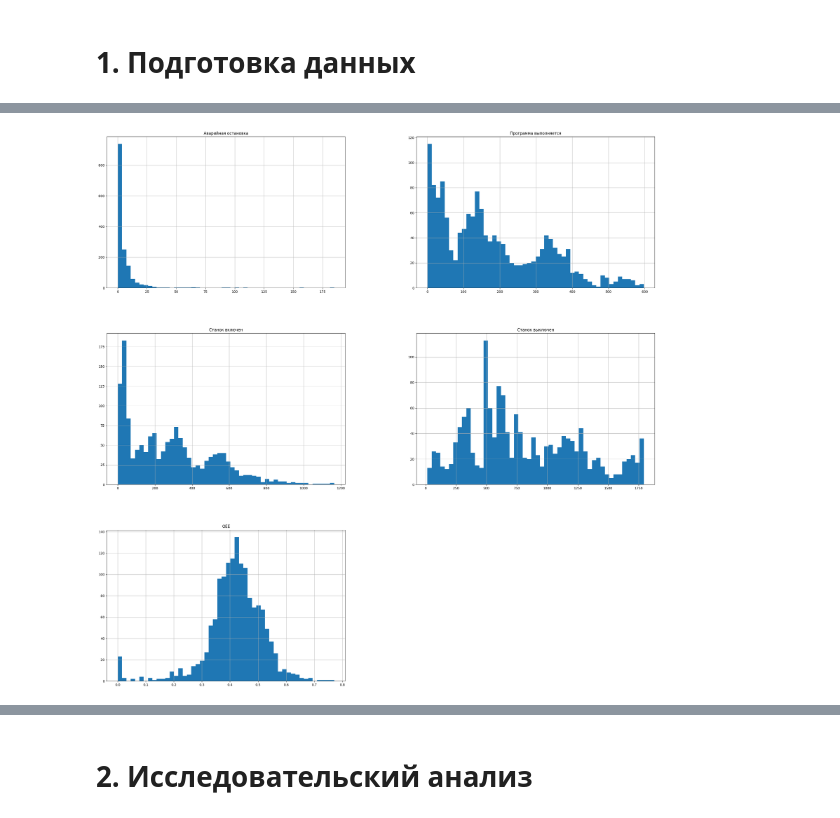
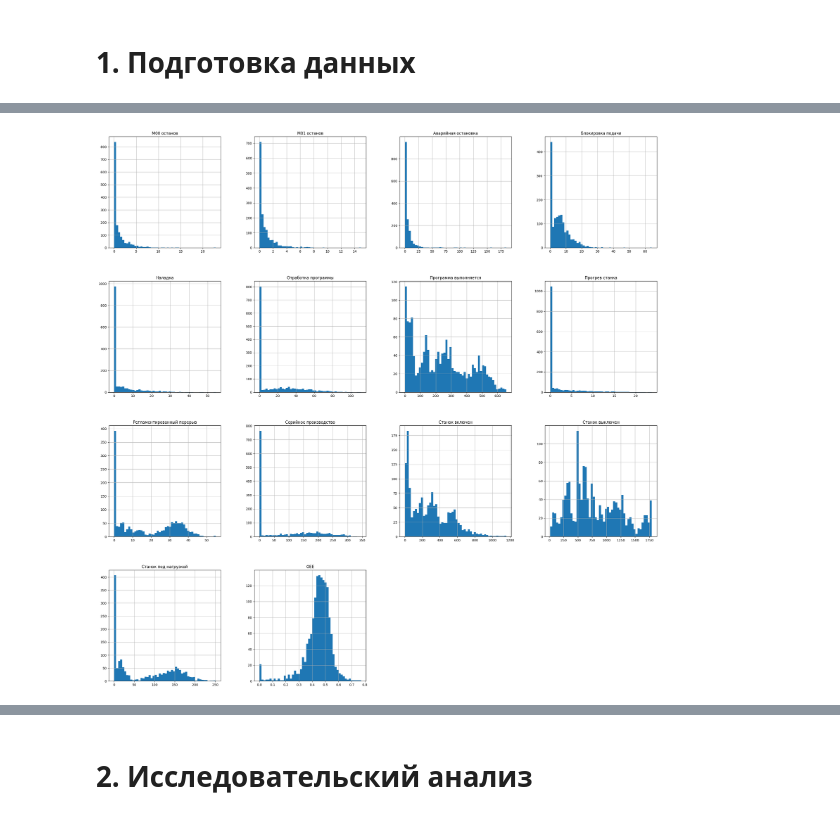
Before and after one commit to OXYCRiNGE/stanki, a Jupyter notebook: analysis.ipynb, the cells around one changed output, grey strips where cells are left out. Drawn from its saved outputs; the diff is of its cells as text; code cells hidden in the pictures.

```diff
--- a/analysis.ipynb
+++ b/analysis.ipynb
@@ -65,0 +84,9 @@ df_agg.drop(exclude_columns, axis=1, inplace=True, errors="ignore")
+# %%
+# Рассчитываем порог для NaN и 0
+threshold = len(df_agg) * 0.7
+# Удаляем столбцы, где количество NaN или 0 больше 50%
+columns_0_more_20_per = [
+    col
+    for col in df_agg.columns
+    if df_agg[col].isna().sum() > threshold or (df_agg[col] == 0).sum() > threshold
+]
@@ -66,20 +101,8 @@ df_agg.drop(exclude_columns, axis=1, inplace=True, errors="ignore")
 # %%
-# Рассчитываем порог для NaN и 0
-threshold = len(df_agg) * 0.2
-
-# Удаляем столбцы, где количество NaN или 0 больше 50%
-columns_0_more_20_per = [
-    col
-    for col in df_agg.columns
-    if df_agg[col].isna().sum() > threshold or (df_agg[col] == 0).sum() > threshold
-]
-
-df_cleaned = df_agg.drop(columns=columns_0_more_20_per)
-
 # Теперь df_cleaned содержит только те столбцы, где количество NaN и 0 не превышает 50%
 df_cleaned.hist(bins=50, figsize=(30, 30));
 # %% [output]
-[figure, old version]
+[figure, new version]
 # %%
 from sklearn.preprocessing import PowerTransformer
 
```
Also changed, not shown: parts of 25 cells of this notebook, 1 other file.
